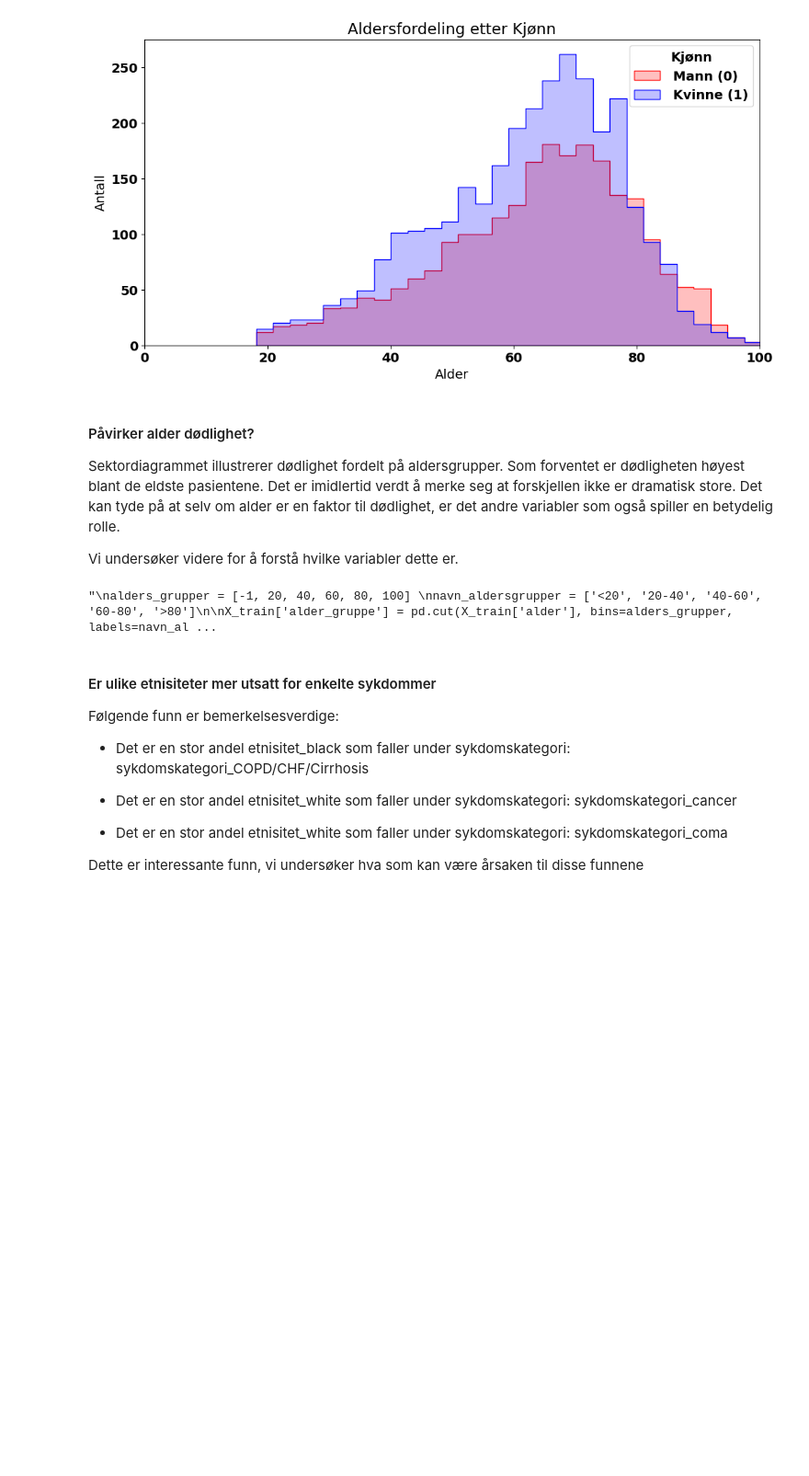
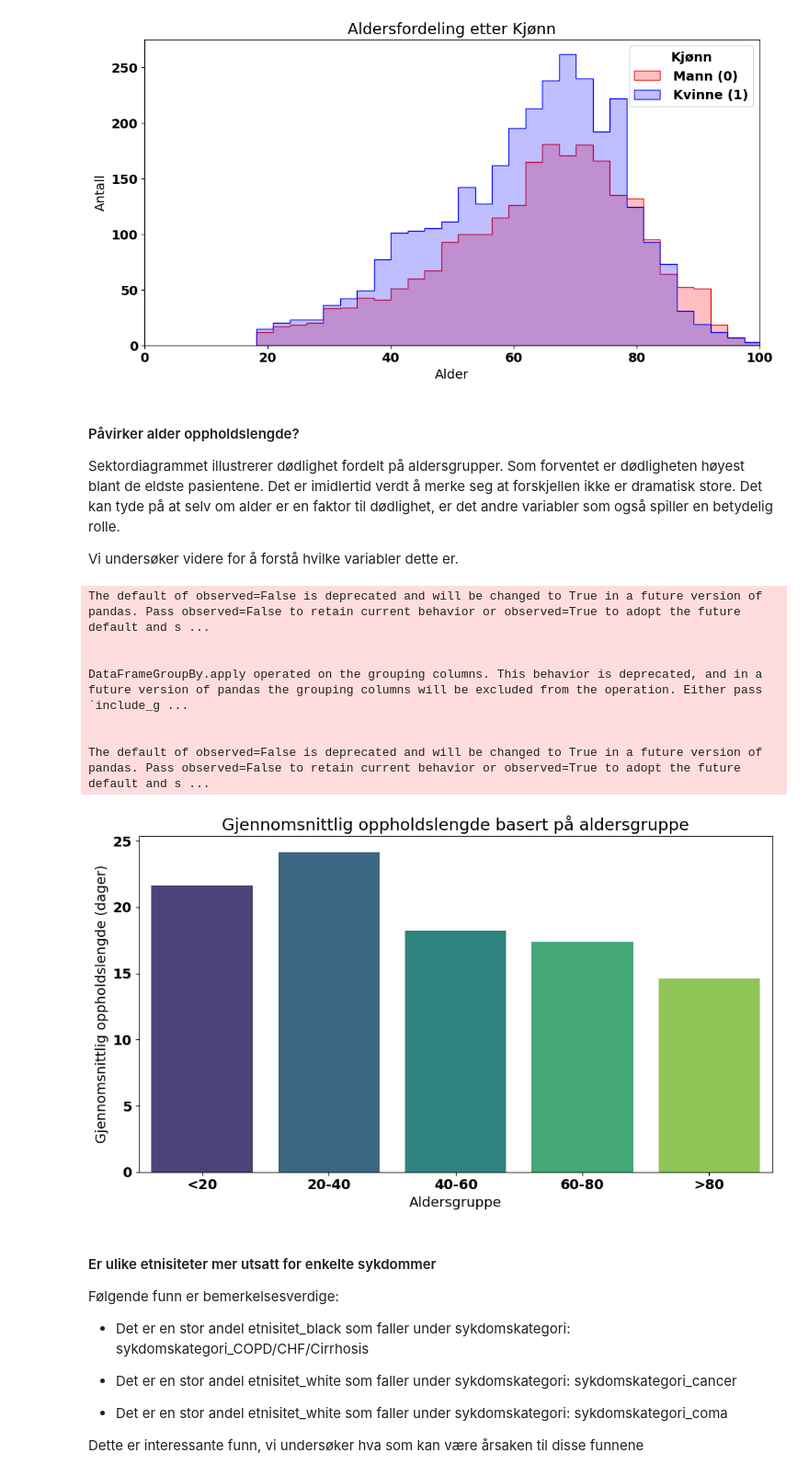
Before and after one commit to AnSloge/Predikasjon-av-oppholdslengde-p-sykehus, a Jupyter notebook: analyse.ipynb, the cells around one changed output. Shown at 92% size. Drawn from its saved outputs; the diff is of its cells as text; code cells hidden in the pictures; blank space fills up the shorter version.

Commit message:
Oppdatert visualiseringer (byttet ut død med oppholdslengde i y_train). Oppdatert rapporten henholdsvis

```diff
--- a/analyse.ipynb
+++ b/analyse.ipynb
@@ -232,7 +241,8 @@ y = df["oppholdslengde"]
 X_train, X_test, y_train, y_test = train_test_split(X, y, test_size=0.3, random_state=seed, shuffle=True)
 X_val, X_test, y_val, y_test = train_test_split(X_test, y_test, test_size=0.5, random_state=seed, shuffle=True)
 
-#X_train = X_train.sort_values(by="pasient_id").reset_index(drop=True)
+X_train = X_train.reset_index(drop=True)
+y_train = y_train.reset_index(drop=True)
 # %% [markdown]
 ## One-hot-encoding
 # %%
@@ -485,33 +490,39 @@ When grouping with a length-1 list-like, you will need to pass a length-1 tuple
 When grouping with a length-1 list-like, you will need to pass a length-1 tuple to get_group in a future version of pandas. Pass `(name,)` instead of `name` to silence this warning.
 [figure]
 # %% [markdown]
-#### Påvirker alder dødlighet?
+#### Påvirker alder oppholdslengde?
 
 Sektordiagrammet illustrerer dødlighet fordelt på aldersgrupper. Som forventet er dødligheten høyest blant de eldste pasientene. Det er imidlertid verdt å merke seg at forskjellen ikke er dramatisk store. Det kan tyde på at selv om alder er en faktor til dødlighet, er det andre variabler som også spiller en betydelig rolle.
 
 Vi undersøker videre for å forstå hvilke variabler dette er.
 # %%
-'''
 alders_grupper = [-1, 20, 40, 60, 80, 100]
 navn_aldersgrupper = ['<20', '20-40', '40-60', '60-80', '>80']
 
 X_train['alder_gruppe'] = pd.cut(X_train['alder'], bins=alders_grupper, labels=navn_aldersgrupper)
 
-dode_per_aldergruppe = X_train.groupby('alder_gruppe')['sykehusdød'].mean() * 100
+gjennomsnitt_oppholdslengde_per_aldergruppe = X_train.groupby('alder_gruppe').apply(
+    lambda x: y_train[x.index].mean()
+).reset_index(name='Gjennomsnittlig oppholdslengde')
 
-dode_df = dode_per_aldergruppe.reset_index()
-
-fig = px.pie(dode_df, values='sykehusdød', names='alder_gruppe', title='Andel døde per aldersgruppe',
-             color_discrete_sequence=px.colors.sequential.Plasma)
-
-fig.update_traces(textinfo='label+percent')
-
-fig.show()
+plt.figure(figsize=(10, 6))
+sns.barplot(data=gjennomsnitt_oppholdslengde_per_aldergruppe, x='alder_gruppe', y='Gjennomsnittlig oppholdslengde', palette='viridis')
+plt.title('Gjennomsnittlig oppholdslengde basert på aldersgruppe')
+plt.xlabel('Aldersgruppe')
+plt.ylabel('Gjennomsnittlig oppholdslengde (dager)')
+plt.tight_layout()
+plt.show()
 
 X_train.drop(columns=['alder_gruppe'], inplace=True)
-'''
 # %% [output]
-"\nalders_grupper = [-1, 20, 40, 60, 80, 100] \nnavn_aldersgrupper = ['<20', '20-40', '40-60', '60-80', '>80']\n\nX_train['alder_gruppe'] = pd.cut(X_train['alder'], bins=alders_grupper, labels=navn_al ...
+The default of observed=False is deprecated and will be changed to True in a future version of pandas. Pass observed=False to retain current behavior or observed=True to adopt the future default and s ...
+
+
+DataFrameGroupBy.apply operated on the grouping columns. This behavior is deprecated, and in a future version of pandas the grouping columns will be excluded from the operation. Either pass `include_g ...
+
+
+The default of observed=False is deprecated and will be changed to True in a future version of pandas. Pass observed=False to retain current behavior or observed=True to adopt the future default and s ...
+[figure, added]
 # %% [markdown]
 #### Er ulike etnisiteter mer utsatt for enkelte sykdommer
 
```
Also changed, not shown: parts of 21 cells of this notebook, 1 other file.
